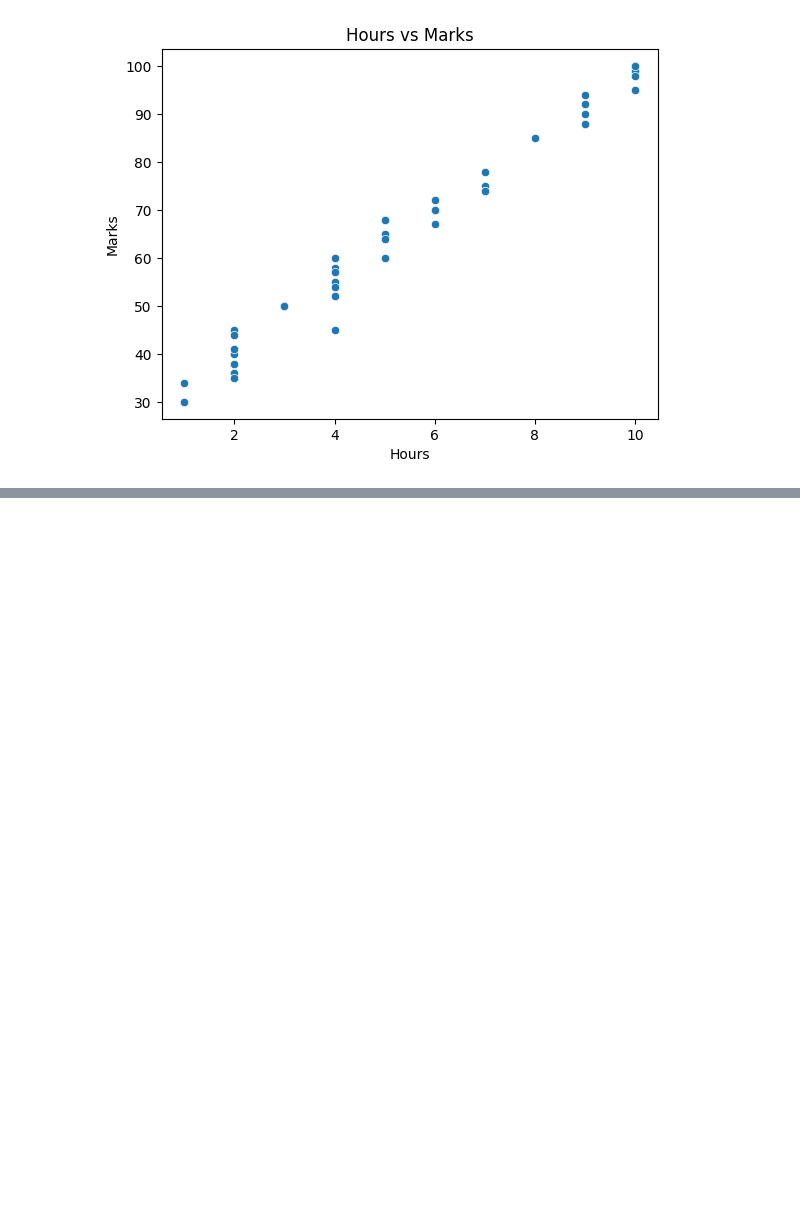
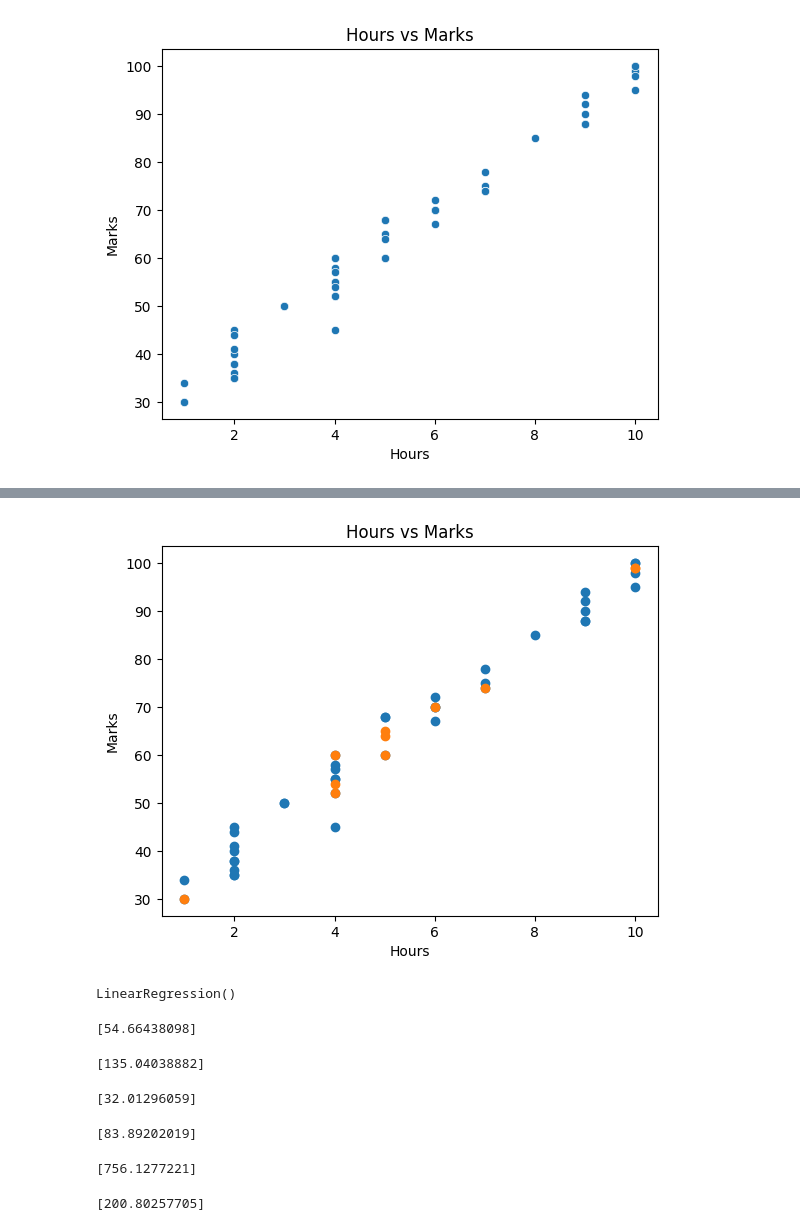
Before and after one commit to Dinesh1040/uber-model, a Jupyter notebook: marks_hours_in_machin_learing.ipynb, the cells around one changed output, grey strips where cells are left out. Cells and saved outputs as stored; diff of their text form; code cells hidden in the pictures; blank space fills up the shorter version.

```diff
--- a/marks_hours_in_machin_learing.ipynb
+++ b/marks_hours_in_machin_learing.ipynb
@@ -115,0 +130,43 @@ plt.show()
+# %%
+plt.plot(X_train,y_train,'o')
+plt.plot(X_test,y_test,'o')
+plt.xlabel("Hours")
+plt.ylabel("Marks")
+plt.title("Hours vs Marks")
+plt.show()
+# %% [output]
+[figure, added]
+# %%
+model.fit(X_train,y_train)
+# %% [output]
+LinearRegression()
+# %%
+prediction = model.predict([[4]])
+print(prediction)
+# %% [output]
+[54.66438098]
+# %%
+prediction=model.predict([[15]])
+print(prediction)
+# %% [output]
+[135.04038882]
+# %%
+prediction=model.predict([[0.9]])
+print(prediction)
+# %% [output]
+[32.01296059]
+# %%
+prediction=model.predict([[8]])
+print(prediction)
+# %% [output]
+[83.89202019]
+# %%
+prediction=model.predict([[100]])
+print(prediction)
+# %% [output]
+[756.1277221]
+# %%
+prediction=model.predict([[24]])
+print(prediction)
+# %% [output]
+[200.80257705]
```
Also changed, not shown: parts of 8 cells of this notebook.
